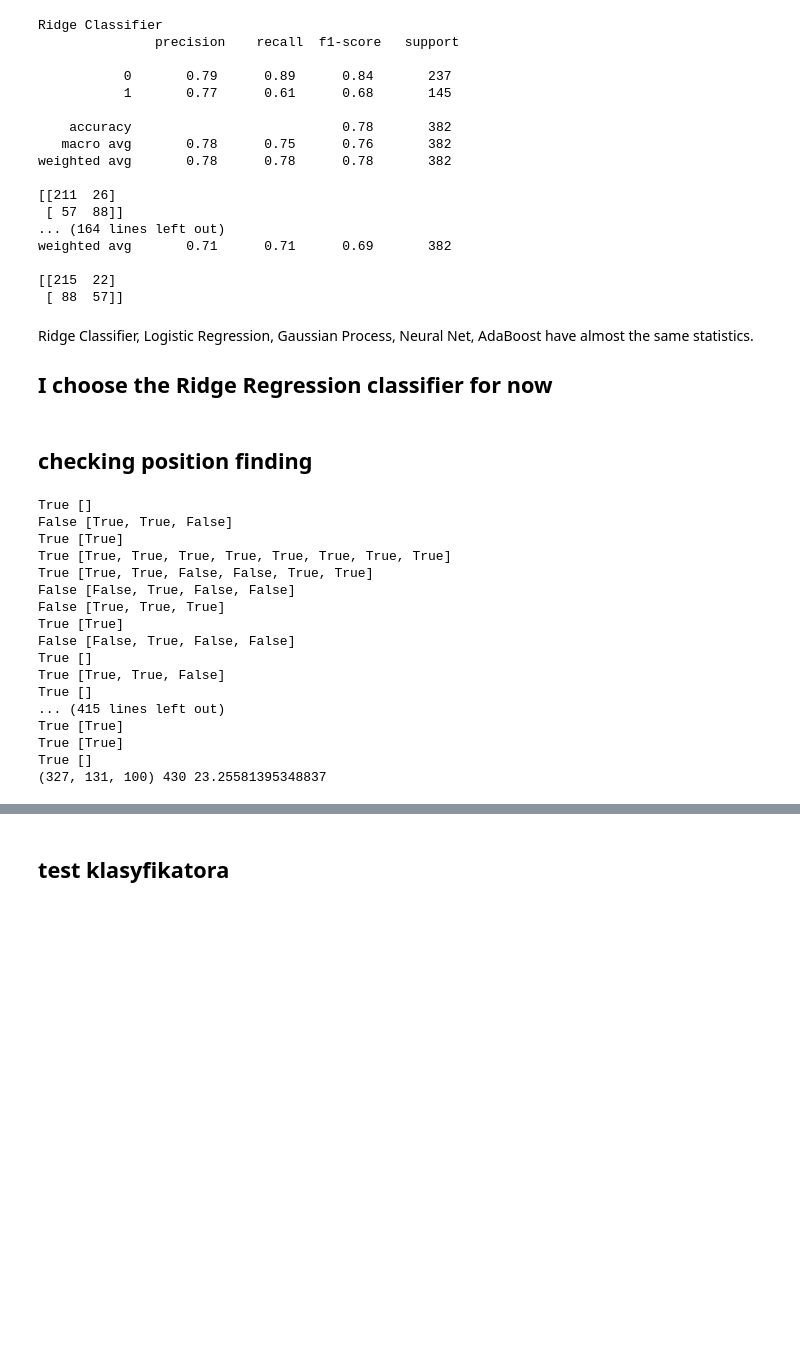
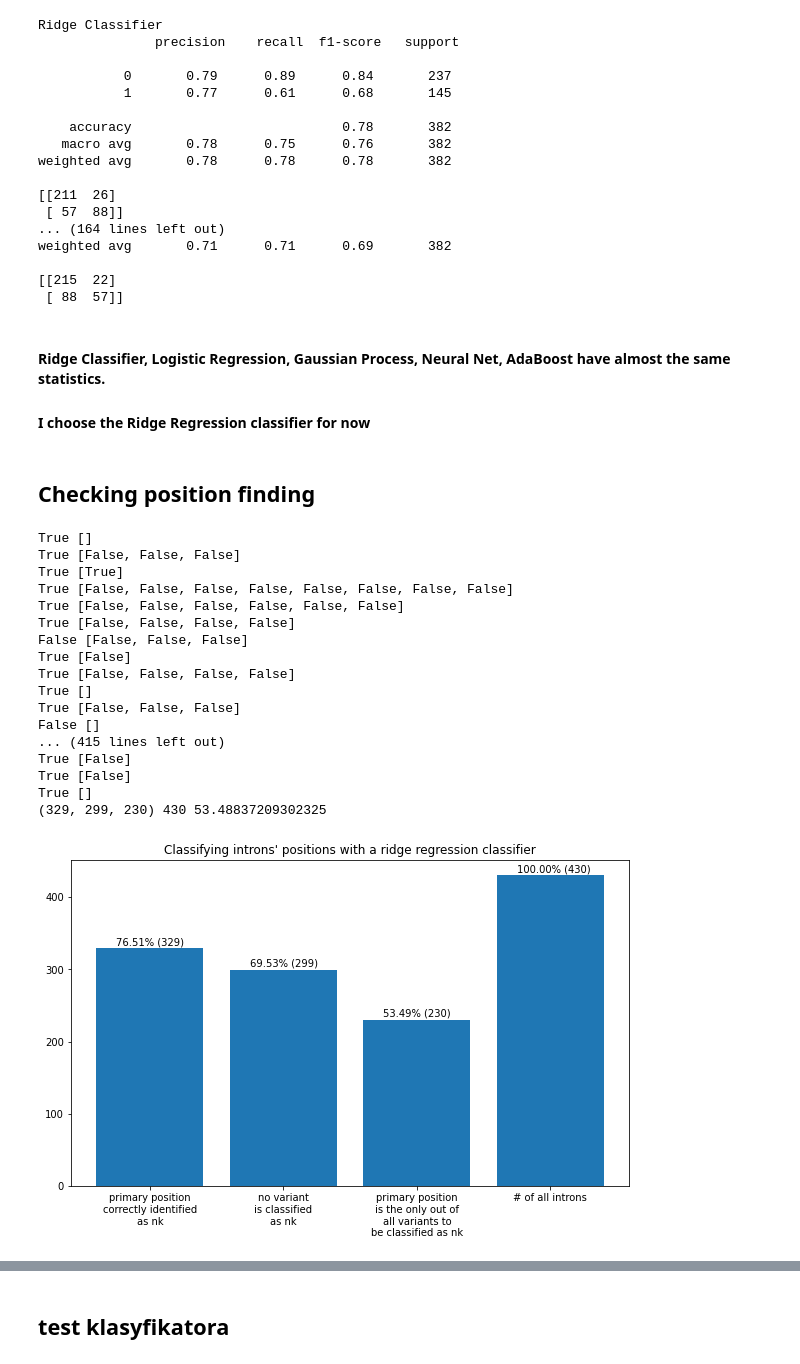
Before and after one commit to halwap/noncanonical_introns, a Jupyter notebook: classifiers_13_07.ipynb, the cells around one changed output, grey strips where cells are left out. Cells and saved outputs as stored; diff of their text form; code cells hidden in the pictures; blank space fills up the shorter version.

```diff
--- a/classifiers_13_07.ipynb
+++ b/classifiers_13_07.ipynb
@@ -400,13 +390,14 @@ weighted avg       0.71      0.71      0.69       382
 [[215  22]
  [ 88  57]]
 # %% [markdown]
-Ridge Classifier, Logistic Regression, Gaussian Process, Neural Net, AdaBoost have almost the same statistics.
+#### Ridge Classifier, Logistic Regression, Gaussian Process, Neural Net, AdaBoost have almost the same statistics.
 
-## I choose the Ridge Regression classifier for now
+#### I choose the Ridge Regression classifier for now
 # %% [markdown]
-## checking position finding
+## Checking position finding
 # %%
 correct_primary_pos, correct_variations, correct_full = 0, 0, 0
+incorrect_primary_pos_list, incorrect_variations_list, incorrect_full_list = [], [], []
 for intron in introns_NK:
     v1, v2 = False, False
     print(intron.ML_is_nonconventional, [v.ML_is_nonconventional for v in intron.variations])
@@ -418,22 +409,40 @@ for intron in introns_NK:
         correct_variations += 1
     if v1 and v2:
         correct_full +=1
+    elif v1 and not v2:
+        incorrect_variations_list.append(intron)
+    elif not v1 and v2:
+        incorrect_primary_pos_list.append(intron)
+    else: #not v1 and not v2
+        incorrect_full_list.append(intron)
 print((correct_primary_pos, correct_variations, correct_full), len(introns_NK), correct_full/len(introns_NK)*100)
 # %% [output]
 True []
-False [True, True, False]
+True [False, False, False]
 True [True]
-True [True, True, True, True, True, True, True, True]
-True [True, True, False, False, True, True]
-False [False, True, False, False]
-False [True, True, True]
-True [True]
-False [False, True, False, False]
+True [False, False, False, False, False, False, False, False]
+True [False, False, False, False, False, False]
+True [False, False, False, False]
+False [False, False, False]
+True [False]
+True [False, False, False, False]
 True []
-True [True, True, False]
+True [False, False, False]
+False []
+... (415 lines left out)
+True [False]
+True [False]
 True []
-... (415 lines left out)
-True [True]
-True [True]
-True []
-(327, 131, 100) 430 23.25581395348837
+(329, 299, 230) 430 53.48837209302325
+# %%
+plt.figure(figsize=(10,5))
+plt.bar(["primary position\ncorrectly identified\nas nk",
+         "no variant\nis classified\nas nk",
+         "primary position\nis the only out of\nall variants to\nbe classified as nk","# of all introns"],
+        [correct_primary_pos, correct_variations, correct_full, len(introns_NK)])
+for i, n in enumerate([correct_primary_pos, correct_variations, correct_full, len(introns_NK)]):
+        plt.text(i-0.25, n+5, "{:.2f}% ({})".format(n/len(introns_NK)*100, n))
+plt.title("Classifying introns' positions with a ridge regression classifier")
+plt.savefig("classifying_variants.png", transparent=False, facecolor='1')
+# %% [output]
+[figure, added]
```
Also changed, not shown: parts of 4 cells of this notebook, 15 other files.
